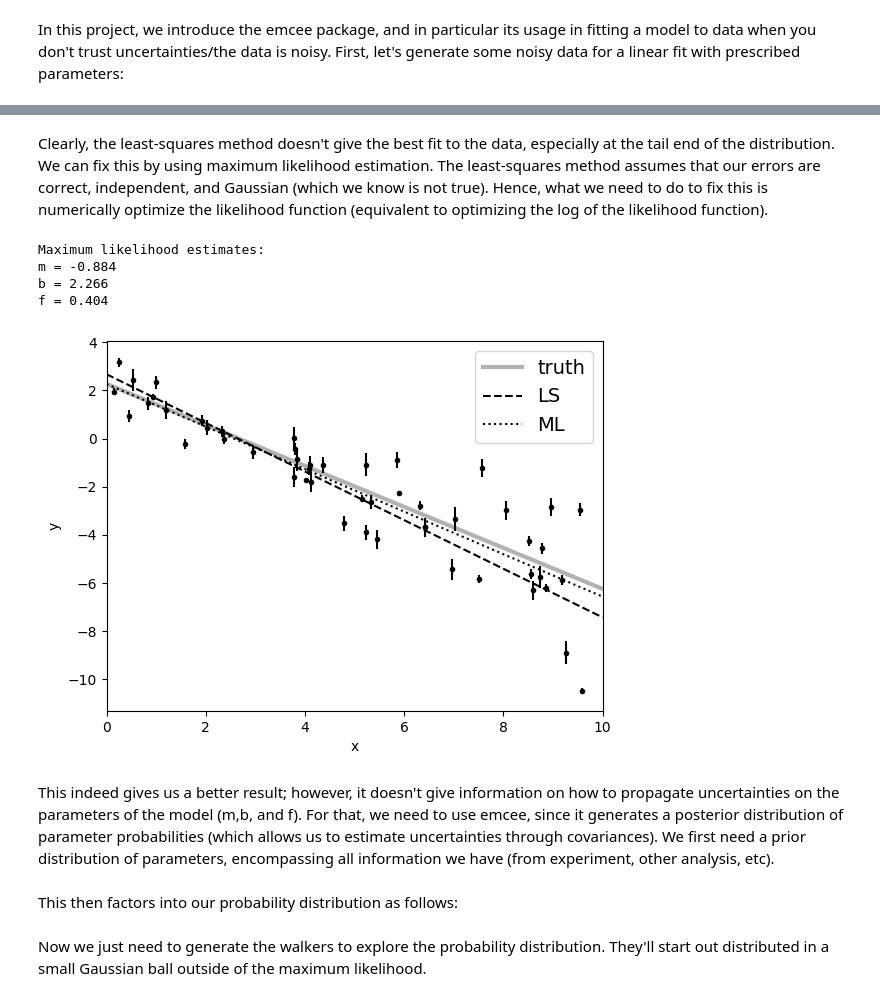
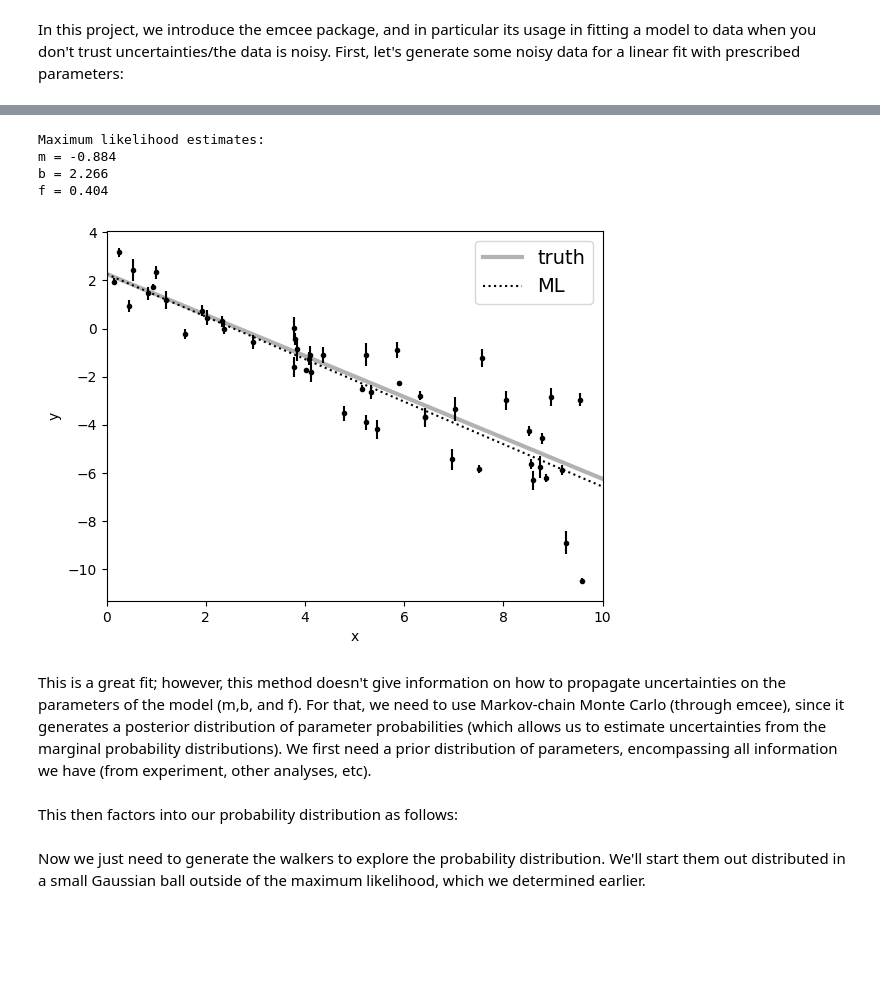
Before and after one commit to RohanPanchwagh/PHYS265-spring25, a Jupyter notebook: Project/emcee_final_project_panchwagh.ipynb, the cells around one changed output, grey strips where cells are left out. Saved outputs shown, nothing was run; the diff lists cells and outputs as text; code cells hidden in the pictures; blank space fills up the shorter version.

```diff
--- a/Project/emcee_final_project_panchwagh.ipynb
+++ b/Project/emcee_final_project_panchwagh.ipynb
@@ -56,41 +36,39 @@ b = 2.675 ± 0.060
-# %% [markdown]
-Clearly, the least-squares method doesn't give the best fit to the data, especially at the tail end of the distribution. We can fix this by using maximum likelihood estimation. The least-squares method assumes that our errors are correct, independent, and Gaussian (which we know is not true). Hence, what we need to do to fix this is numerically optimize the likelihood function (equivalent to optimizing the log of the likelihood function).
 # %%
 def log_likelihood(theta, x, y, yerr):
     m, b, log_f = theta
     model = m * x + b
     sigma2 = yerr**2 + model**2 * np.exp(2 * log_f)
     return -0.5 * np.sum((y - model) ** 2 / sigma2 + np.log(sigma2))
-# %%
-from scipy.optimize import minimize
-
-np.random.seed(42)
-nll = lambda *args: -log_likelihood(*args)
-initial = np.array([m_true, b_true, np.log(f_true)]) + 0.1 * np.random.randn(3)
-soln = minimize(nll, initial, args=(x, y, yerr))
-m_ml, b_ml, log_f_ml = soln.x
-
-print("Maximum likelihood estimates:")
-print("m = {0:.3f}".format(m_ml))
-print("b = {0:.3f}".format(b_ml))
-print("f = {0:.3f}".format(np.exp(log_f_ml)))
-
-plt.errorbar(x, y, yerr=yerr, fmt=".k", capsize=0)
-plt.plot(x0, m_true * x0 + b_true, "k", alpha=0.3, lw=3, label="truth")
-plt.plot(x0, np.dot(np.vander(x0, 2), w), "--k", label="LS")
-plt.plot(x0, np.dot(np.vander(x0, 2), [m_ml, b_ml]), ":k", label="ML")
-plt.legend(fontsize=14)
-plt.xlim(0, 10)
-plt.xlabel("x")
-plt.ylabel("y");
-# %% [output]
-Maximum likelihood estimates:
-m = -0.884
-b = 2.266
-f = 0.404
-[figure, removed]
+# %%
+from scipy.optimize import minimize
+
+np.random.seed(45)
+nll = lambda *args: -log_likelihood(*args)
+initial = np.array([m_true, b_true, np.log(f_true)]) + 0.1 * np.random.randn(3)
+soln = minimize(nll, initial, args=(x, y, yerr))
+m_ml, b_ml, log_f_ml = soln.x
+
+print("Maximum likelihood estimates:")
+print("m = {0:.3f}".format(m_ml))
+print("b = {0:.3f}".format(b_ml))
+print("f = {0:.3f}".format(np.exp(log_f_ml)))
+
+fig, ax = plt.subplots()
+ax.errorbar(x, y, yerr=yerr, fmt=".k", capsize=0)
+ax.plot(x0, m_true * x0 + b_true, "k", alpha=0.3, lw=3, label="truth")
+ax.plot(x0, np.dot(np.vander(x0, 2), [m_ml, b_ml]), ":k", label="ML")
+ax.legend(fontsize=14)
+ax.set_xlim(0, 10)
+ax.set_xlabel("x")
+ax.set_ylabel("y");
+# %% [output]
+Maximum likelihood estimates:
+m = -0.884
+b = 2.266
+f = 0.404
+[figure, added]
 # %% [markdown]
-This indeed gives us a better result; however, it doesn't give information on how to propagate uncertainties on the parameters of the model (m,b, and f). For that, we need to use emcee, since it generates a posterior distribution of parameter probabilities (which allows us to estimate uncertainties through covariances). We first need a prior distribution of parameters, encompassing all information we have (from experiment, other analysis, etc).
+This is a great fit; however, this method doesn't give information on how to propagate uncertainties on the parameters of the model (m,b, and f). For that, we need to use Markov-chain Monte Carlo (through emcee), since it generates a posterior distribution of parameter probabilities (which allows us to estimate uncertainties from the marginal probability distributions). We first need a prior distribution of parameters, encompassing all information we have (from experiment, other analyses, etc).
 # %%
 def log_prior(theta):
     m, b, log_f = theta
@@ -106,7 +84,7 @@ def log_probability(theta, x, y, yerr):
         return -np.inf
     return lp + log_likelihood(theta, x, y, yerr)
 # %% [markdown]
-Now we just need to generate the walkers to explore the probability distribution. They'll start out distributed in a small Gaussian ball outside of the maximum likelihood.
+Now we just need to generate the walkers to explore the probability distribution. We'll start them out distributed in a small Gaussian ball outside of the maximum likelihood, which we determined earlier.
 # %%
 import emcee
 
```
Also changed, not shown: parts of 16 cells of this notebook, 1 other file.
